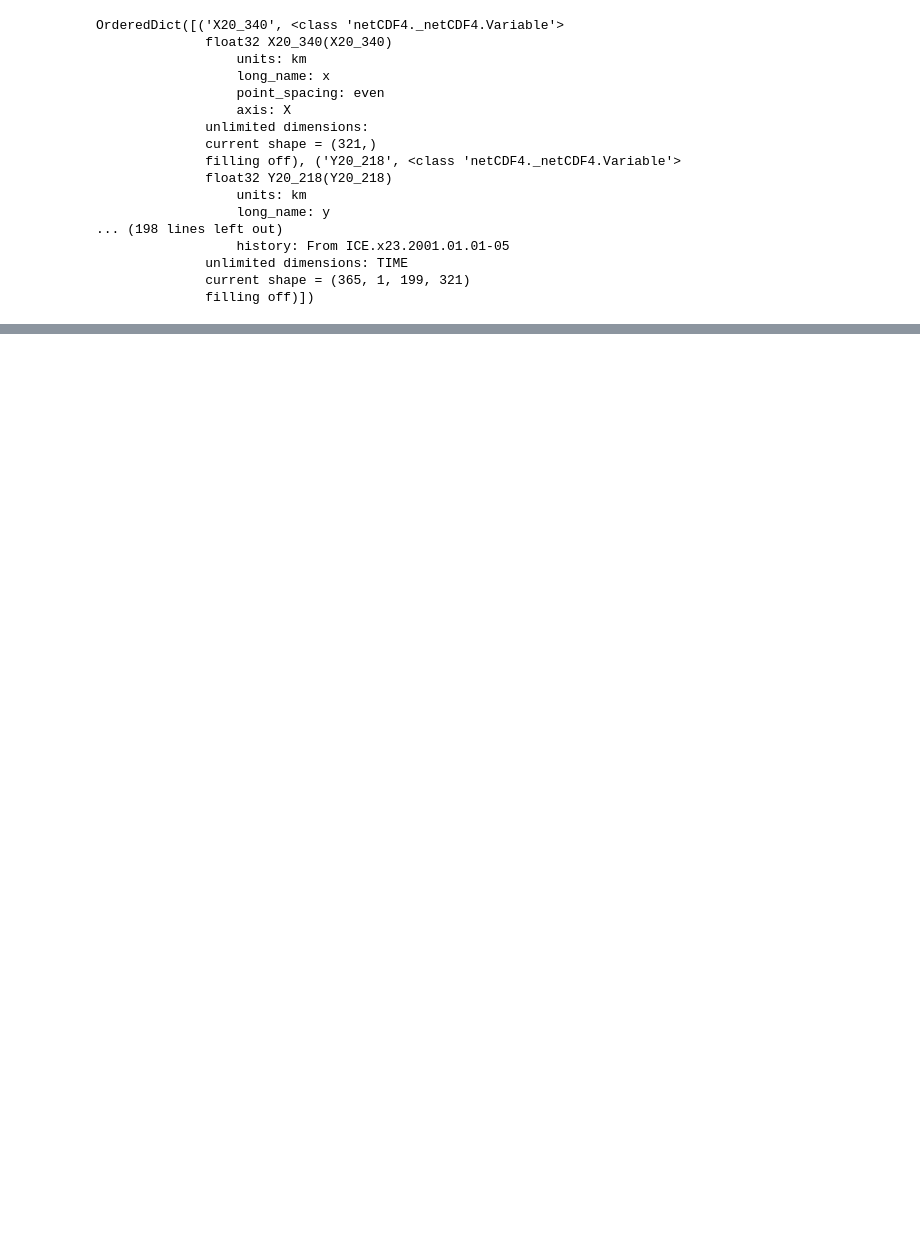
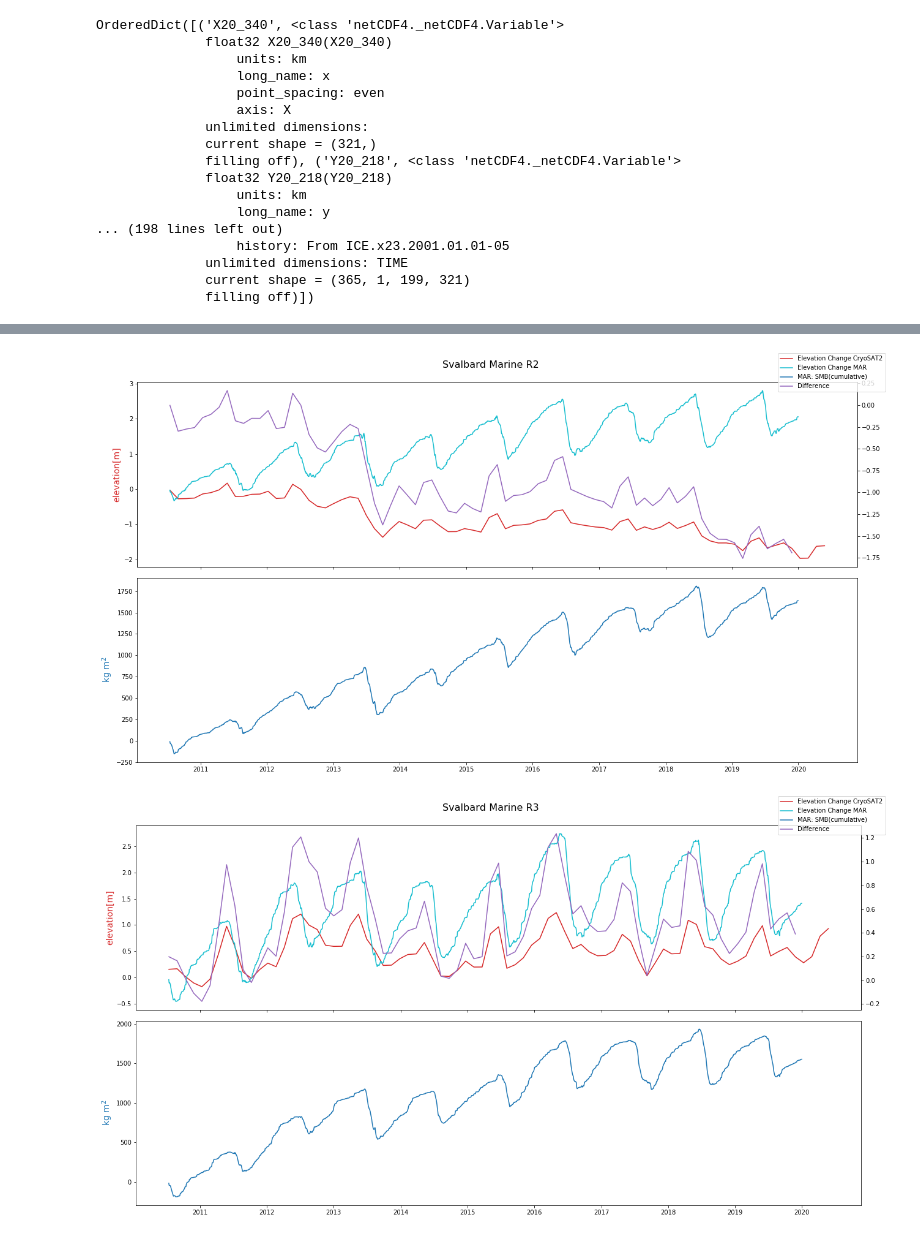
Before and after one commit to MoragF/SENSEEDI, a Jupyter notebook: Svalbard/Scripts/MAR/Timeseries_MAR_Svalbard.ipynb, the cells around one changed output, grey strips where cells are left out. Saved outputs shown, nothing was run; the diff lists cells and outputs as text; code cells hidden in the pictures; blank space fills up the shorter version.

```diff
--- a/Svalbard/Scripts/MAR/Timeseries_MAR_Svalbard.ipynb
+++ b/Svalbard/Scripts/MAR/Timeseries_MAR_Svalbard.ipynb
@@ -104,0 +177,44 @@ plt.show()
+# %%
+def MARplot_multi(matfile,ncfile,title,npng):
+
+            ds= xr.open_dataset(ncfile)
+            ds['time']= pd.date_range('2001-01-01','2019-12-31')
+            SMB= ds.smb_mean
+            SH=ds.sh_mean
+
+            matdata=io.loadmat(matfile)
+            elevation = matdata['Tmsr'][0]
+            t = matdata['time'][0]
+            timepy= pd.to_datetime(t-719529, unit='D')
+            E_ds = xr.Dataset(data_vars = dict(elev= (["t"],elevation)),coords=dict(t=timepy))
+
+            Diff_SH = E_ds.elev.sel(t=slice('2010-07-16','2019-12-31')) - SH.interp(time= E_ds.t)
+            Diff_SH_time = Diff_SH.t
+
+    labels = ['Elevation Change CryoSAT2','Elevation Change MAR',  'MAR: SMB(cumulative)','Difference',]
+    fig, (ax1, ax2) = plt.subplots(2,figsize=(18,10), sharex=True)
+    plt.suptitle(title, fontsize=16)
+
+    color = 'tab:red'
+    color2 = 'tab:cyan'
+    ax1.set_ylabel('elevation[m]', color=color, fontsize=14)
+    ax1.plot(E_ds.t, E_ds.elev, color=color)
+    ax1.plot(SH.time.sel(time=slice('2010-07-16','2019-12-31')), SH.sel(time=slice('2010-07-16','2019-12-31')).cumsum(), color=color2)
+    ax3=ax1.twinx()
+    ax3.plot( Diff_SH_time,Diff_SH,color = 'tab:purple')
+
+    color = 'tab:blue'
+    ax2.set_ylabel('kg m$^{2}$', color=color, fontsize=14)  # we already handled the x-label with ax1
+    ax2.plot(SMB.time.sel(time=slice('2010-07-16','2019-12-31')), SMB.sel(time=slice('2010-07-16','2019-12-31')).cumsum(), color=color)
+
+
+    fig.legend(labels)
+    fig.tight_layout(rect=[0, 0.03, 1, 0.95])  # otherwise the right y-label is slightly clipped
+    plt.savefig(npng)
+    plt.show()
+# %%
+for i in range(2,7):
+    MARplot_multi('/geos/d14/CS2/dhdt/Timeseries/Svalbard_MR'+str(i)+'_MF/tmsr_45_90_07_rgi60_Svalbard_corr_marine_R'+str(i)+'.mat','/exports/csce/datastore/geos/groups/geos_EO/Databases/MAR/Svalbard-RA/Svalbard_Masked/Svalbard_MR'+str(i)+'.nc','Svalbard Marine R'+str(i),'Svalbard_SMBEVEL_MR'+str(i)+'.png')
+# %% [output]
+[figure, added]
+[figure, added]
```
Also changed, not shown: parts of 15 cells of this notebook, 34 other files.
